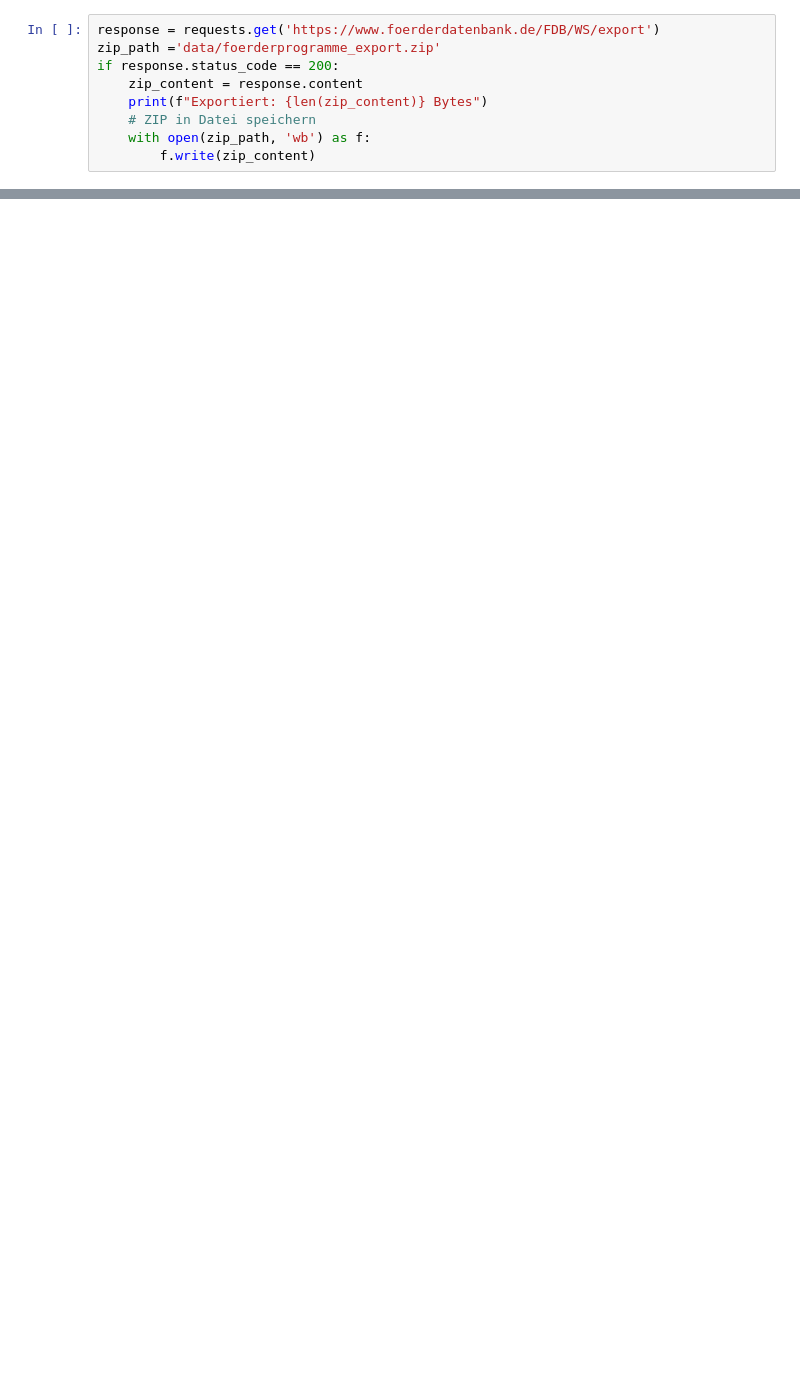
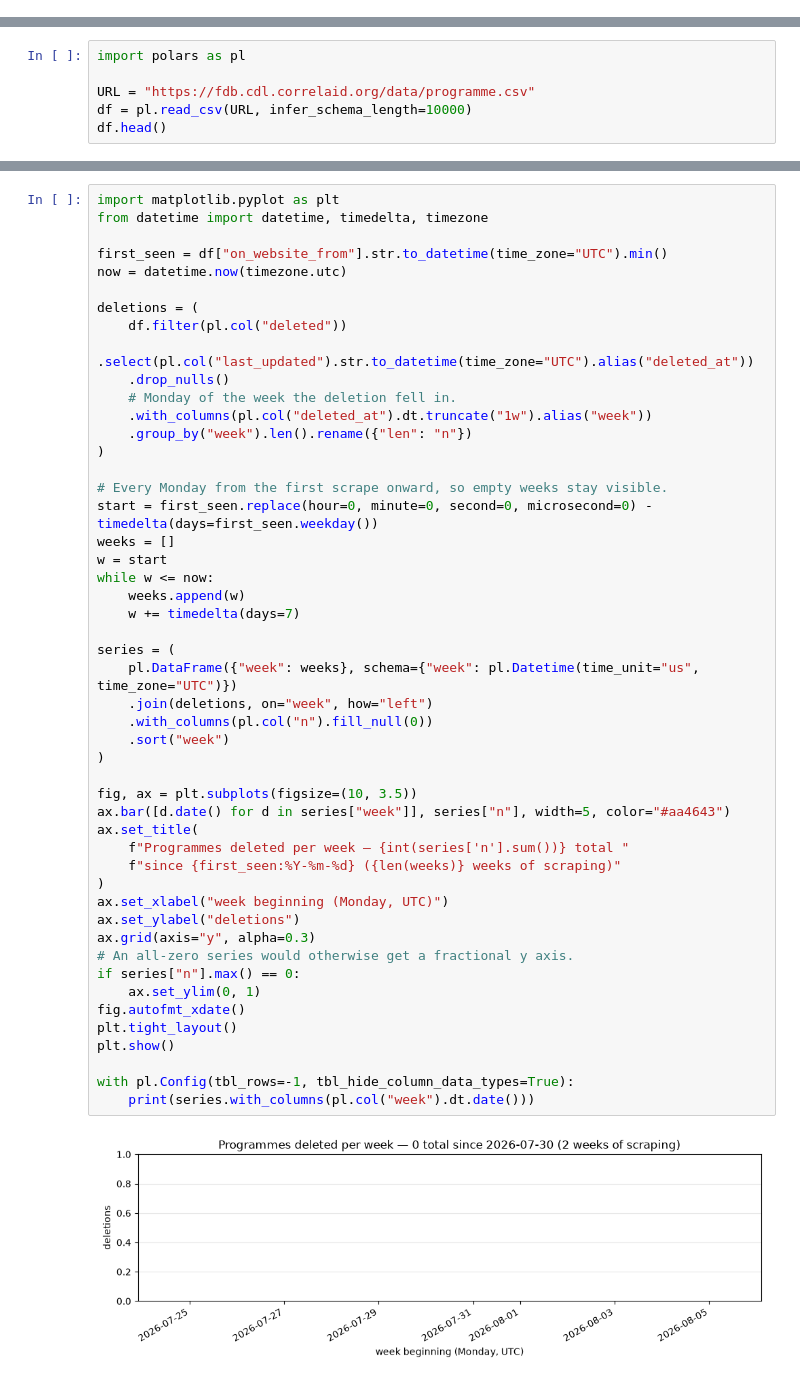
Before and after one commit to CorrelAid/fdb-scraper, a Jupyter notebook: notebooks/exploration.ipynb, the cells around one changed output, grey strips where cells are left out. Saved outputs shown, nothing was run; the diff lists cells and outputs as text; blank space fills up the shorter version.

```diff
--- a/notebooks/exploration.ipynb
+++ b/notebooks/exploration.ipynb
@@ -8,9 +0,0 @@ from xml.dom.minidom import parse
-# %%
-response = requests.get('https://www.foerderdatenbank.de/FDB/WS/export')
-zip_path ='data/foerderprogramme_export.zip'
-if response.status_code == 200:
-    zip_content = response.content
-    print(f"Exportiert: {len(zip_content)} Bytes")
-    # ZIP in Datei speichern
-    with open(zip_path, 'wb') as f:
-        f.write(zip_content)
@@ -437,0 +5,6 @@ print(f"filled headers matching no pattern: {missed.height}")
+# %%
+import polars as pl
+
+URL = "https://fdb.cdl.correlaid.org/data/programme.csv"
+df = pl.read_csv(URL, infer_schema_length=10000)
+df.head()
@@ -437,0 +191,51 @@ print(f"filled headers matching no pattern: {missed.height}")
+# %%
+import matplotlib.pyplot as plt
+from datetime import datetime, timedelta, timezone
+
+first_seen = df["on_website_from"].str.to_datetime(time_zone="UTC").min()
+now = datetime.now(timezone.utc)
+
+deletions = (
+    df.filter(pl.col("deleted"))
+    .select(pl.col("last_updated").str.to_datetime(time_zone="UTC").alias("deleted_at"))
+    .drop_nulls()
+    # Monday of the week the deletion fell in.
+    .with_columns(pl.col("deleted_at").dt.truncate("1w").alias("week"))
+    .group_by("week").len().rename({"len": "n"})
+)
+
+# Every Monday from the first scrape onward, so empty weeks stay visible.
+start = first_seen.replace(hour=0, minute=0, second=0, microsecond=0) - timedelta(days=first_seen.weekday())
+weeks = []
+w = start
+while w <= now:
+    weeks.append(w)
+    w += timedelta(days=7)
+
+series = (
+    pl.DataFrame({"week": weeks}, schema={"week": pl.Datetime(time_unit="us", time_zone="UTC")})
+    .join(deletions, on="week", how="left")
+    .with_columns(pl.col("n").fill_null(0))
+    .sort("week")
+)
+
+fig, ax = plt.subplots(figsize=(10, 3.5))
+ax.bar([d.date() for d in series["week"]], series["n"], width=5, color="#aa4643")
+ax.set_title(
+    f"Programmes deleted per week — {int(series['n'].sum())} total "
+    f"since {first_seen:%Y-%m-%d} ({len(weeks)} weeks of scraping)"
+)
+ax.set_xlabel("week beginning (Monday, UTC)")
+ax.set_ylabel("deletions")
+ax.grid(axis="y", alpha=0.3)
+# An all-zero series would otherwise get a fractional y axis.
+if series["n"].max() == 0:
+    ax.set_ylim(0, 1)
+fig.autofmt_xdate()
+plt.tight_layout()
+plt.show()
+
+with pl.Config(tbl_rows=-1, tbl_hide_column_data_types=True):
+    print(series.with_columns(pl.col("week").dt.date()))
+# %% [output]
+[figure, added]
```
Also changed, not shown: parts of 32 cells of this notebook, 58 other files.
